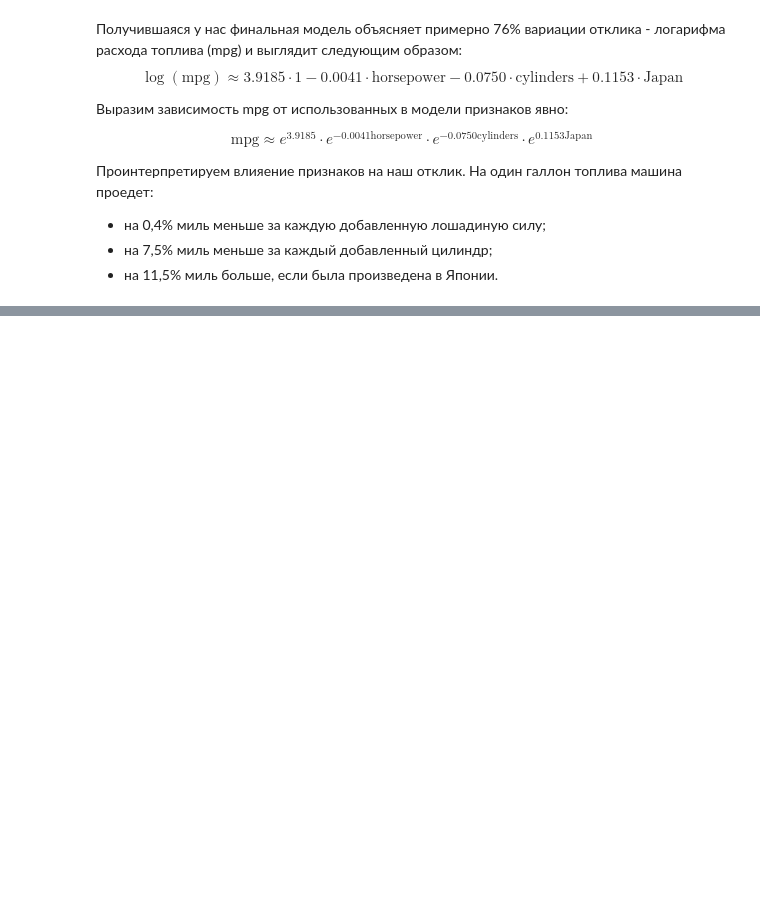
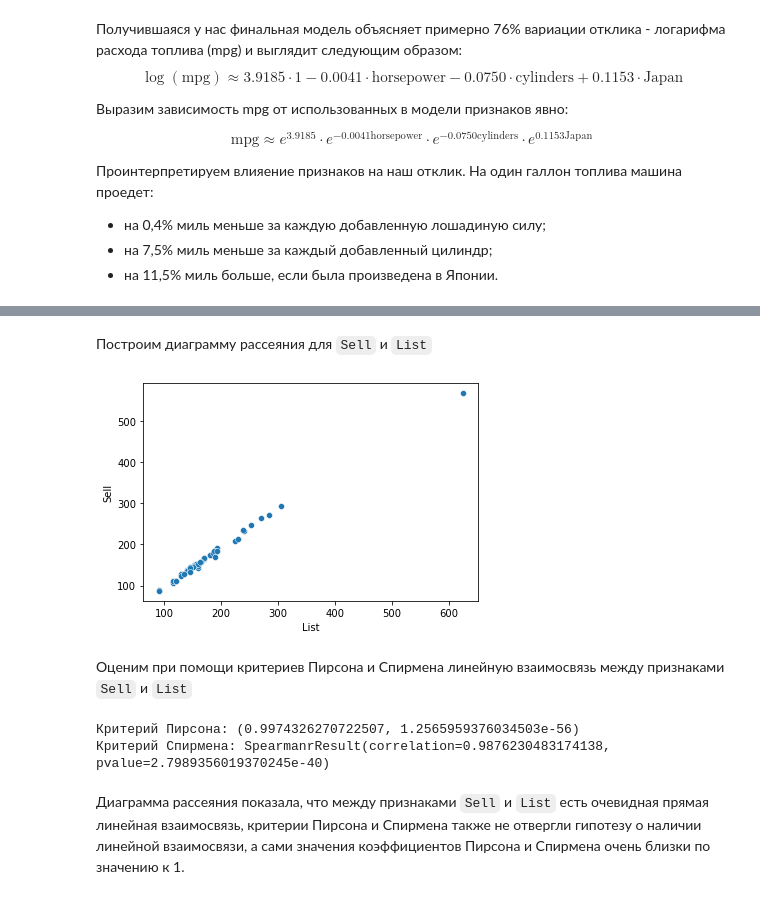
Before and after one commit to novayazarya/statistics, a Jupyter notebook: correlation-linreg.ipynb, the cells around one changed output, grey strips where cells are left out. Drawn from its saved outputs; the diff is of its cells as text; code cells hidden in the pictures; blank space fills up the shorter version.

```diff
--- a/correlation-linreg.ipynb
+++ b/correlation-linreg.ipynb
@@ -825,0 +829,4 @@ $$
+# %%
+homes = pd.read_csv('homes.csv')
+homes.columns = homes.columns.str.replace(r'["\s]', '')
+homes.head()
@@ -825,0 +840,17 @@ $$
+# %% [markdown]
+Построим диаграмму рассеяния для `Sell` и `List`
+# %%
+plt.figure(figsize=(6,4))
+sns.scatterplot(x=homes['List'], y=homes['Sell']);
+# %% [output]
+[figure, added]
+# %% [markdown]
+Оценим при помощи критериев Пирсона и Спирмена линейную взаимосвязь между признаками `Sell` и `List`
+# %%
+print('Критерий Пирсона:', stats.pearsonr(homes['Sell'], homes['List']),
+'\nКритерий Спирмена:', stats.spearmanr(homes['Sell'], homes['List']))
+# %% [output]
+Критерий Пирсона: (0.9974326270722507, 1.2565959376034503e-56)
+Критерий Спирмена: SpearmanrResult(correlation=0.9876230483174138, pvalue=2.7989356019370245e-40)
+# %% [markdown]
+Диаграмма рассеяния показала, что между признаками `Sell` и `List` есть очевидная прямая линейная взаимосвязь, критерии Пирсона и Спирмена также не отвергли гипотезу о наличии линейной взаимосвязи, а сами значения коэффициентов Пирсона и Спирмена очень близки по значению к 1.
```
Also changed, not shown: parts of 37 cells of this notebook.
